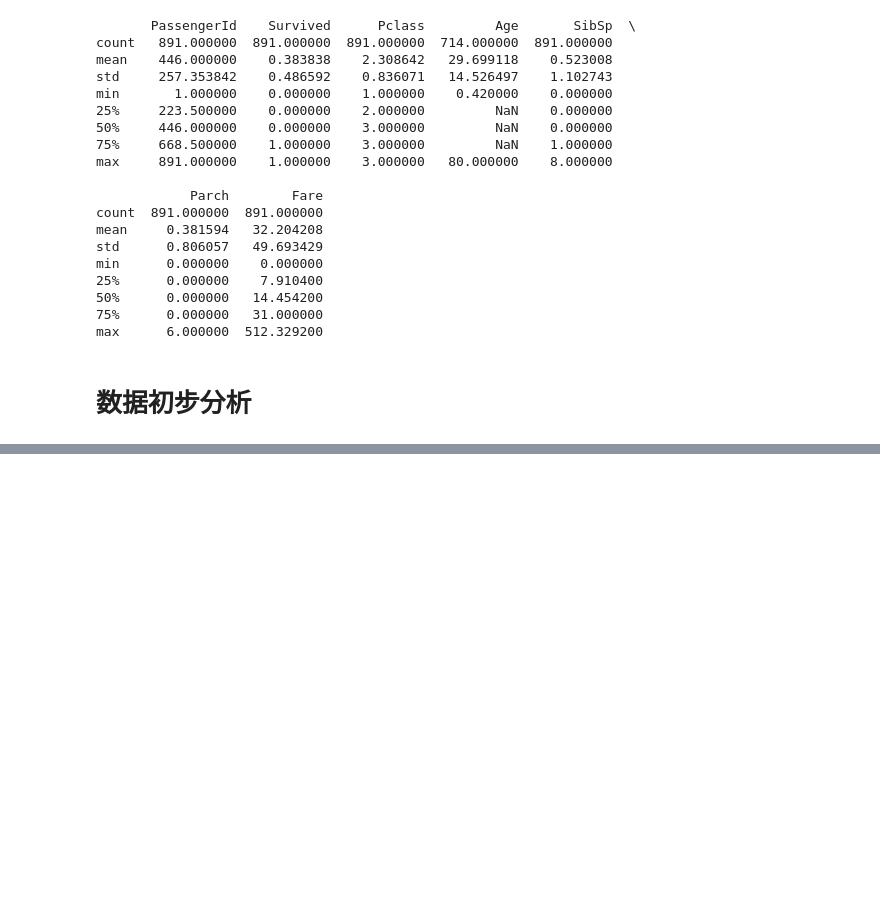
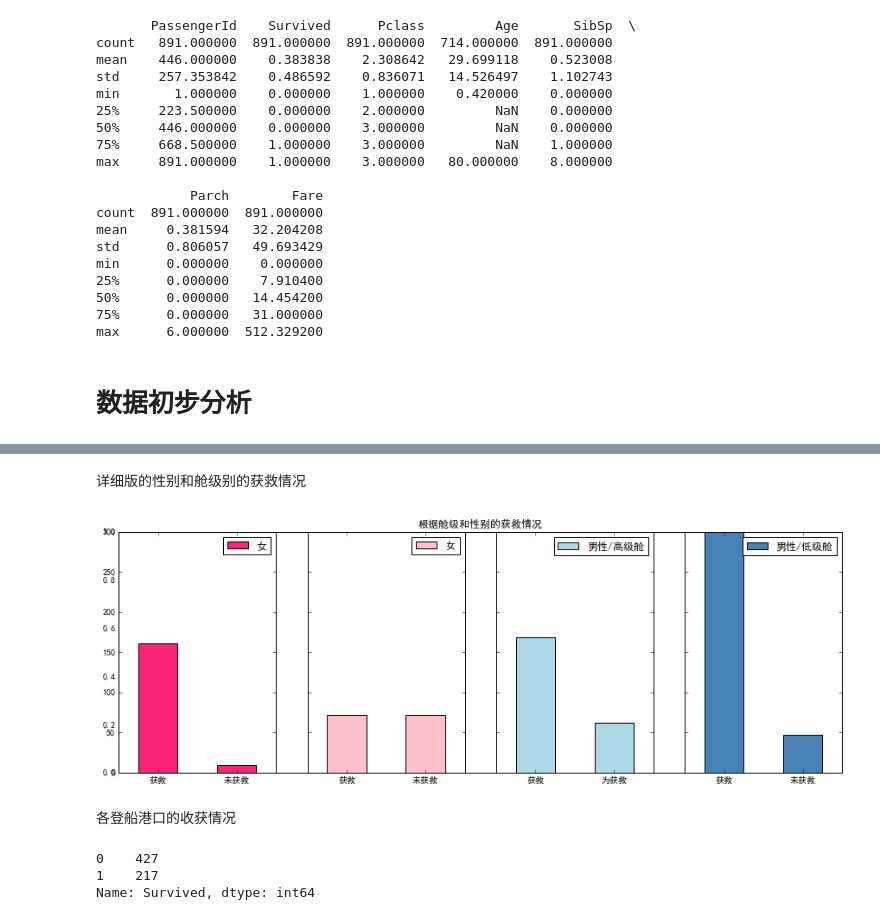
Before and after one commit to futheads/Python-study, a Jupyter notebook: MLexamples/Titanic/Titanic.ipynb, the cells around one changed output, grey strips where cells are left out. Saved outputs shown, nothing was run; the diff lists cells and outputs as text; code cells hidden in the pictures; blank space fills up the shorter version.

```diff
--- a/MLexamples/Titanic/Titanic.ipynb
+++ b/MLexamples/Titanic/Titanic.ipynb
@@ -105,0 +178,44 @@ max      6.000000  512.329200
+# %% [markdown]
+详细版的性别和舱级别的获救情况
+# %%
+fig = plt.figure(figsize=(15, 5))
+plt.title("根据舱级和性别的获救情况")
+plt.xticks(())
+
+ax1 = fig.add_subplot(141)
+data_train.Survived[data_train.Sex == "female"][data_train.Pclass != 3] \
+    .value_counts().plot(kind="bar", label="female higclass", color="#FA2479")
+ax1.set_xticklabels(["获救", "未获救"], rotation=0)
+ax1.legend(("女性/高级舱"), loc="best")
+
+ax2 = fig.add_subplot(142, sharey=ax1)
+data_train.Survived[data_train.Sex == "female"][data_train.Pclass == 3] \
+    .value_counts().plot(kind="bar", label="female lowclass", color="pink")
+ax2.set_xticklabels(["获救", "未获救"], rotation=0)
+ax2.legend(("女性/低级舱"), loc="best")
+
+ax3 = fig.add_subplot(143, sharey=ax1)
+data_train.Survived[data_train.Sex == "male"][data_train.Pclass != 3] \
+    .value_counts().plot(kind="bar", label="male higclass", color="lightblue")
+ax3.set_xticklabels(["获救", "为获救"], rotation=0)
+ax3.legend(["男性/高级舱"], loc="best")
+
+ax4 = fig.add_subplot(144, sharey=ax1)
+data_train.Survived[data_train.Sex == "male"][data_train.Pclass == 3] \
+    .value_counts().plot(kind="bar", label="male lowclass", color="steelblue")
+ax4.set_xticklabels(["获救", "未获救"], rotation=0)
+ax4.legend(["男性/低级舱"], loc="best")
+
+plt.show()
+# %% [output]
+[figure, added]
+# %% [markdown]
+各登船港口的收获情况
+# %%
+Survived_s = data_train.Survived[data_train.Embarked == "S"].value_counts()
+Survived_o = data_train.Survived[data_train.Embarked == "O"].value_counts()
+Survived_
+# %% [output]
+0    427
+1    217
+Name: Survived, dtype: int64
```
Also changed, not shown: parts of 7 cells of this notebook.
